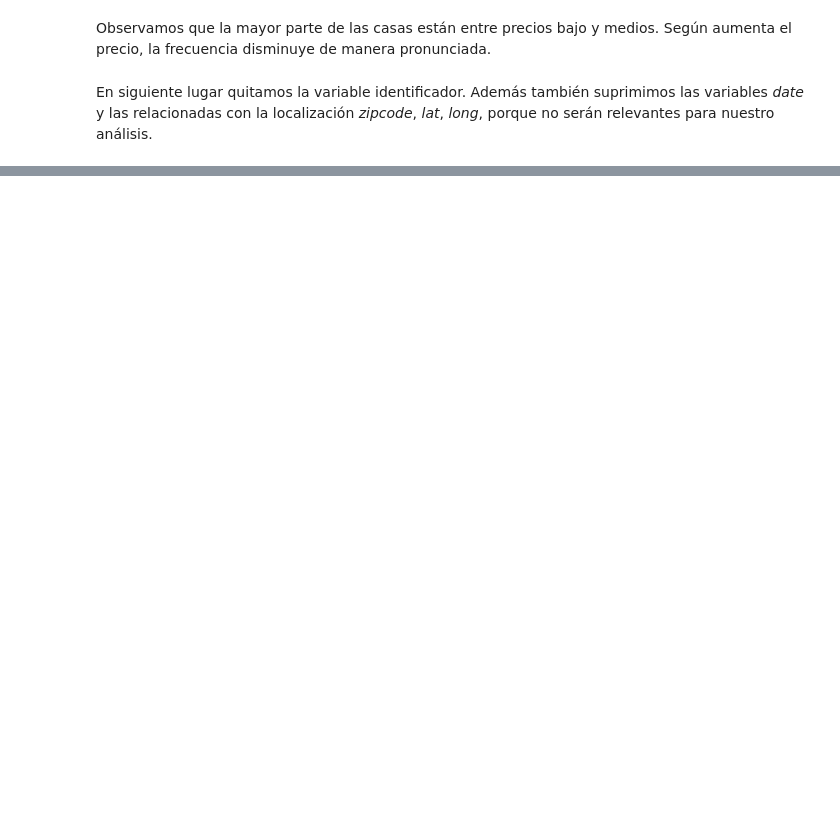
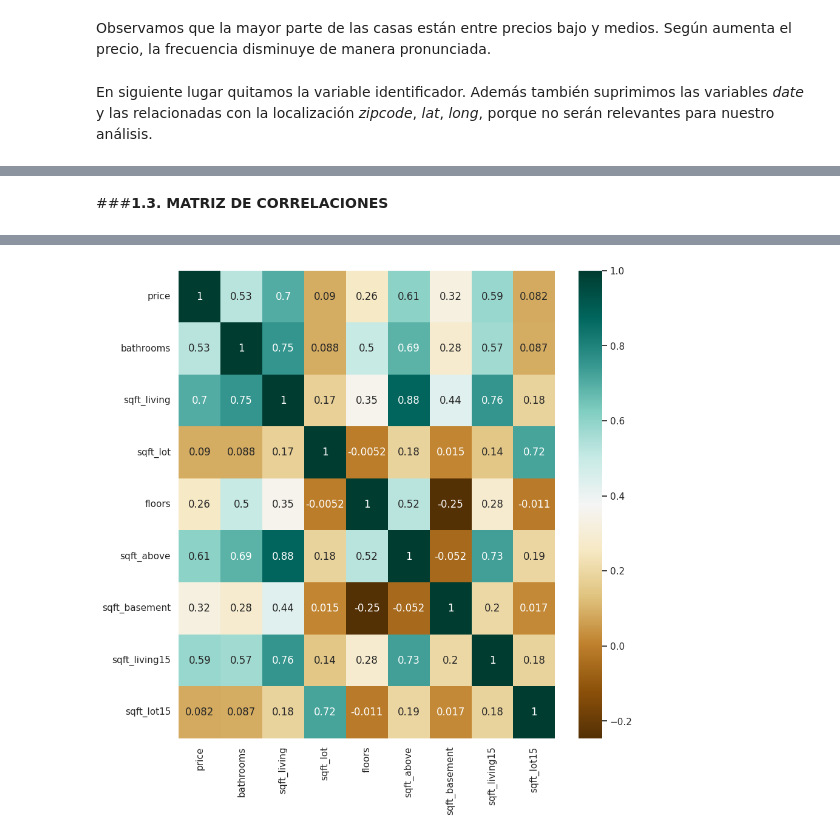
Before and after one commit to sofiacanelag/MLUCM2223, a Jupyter notebook: TRABAJO1.ipynb, the cells around one changed output, grey strips where cells are left out. Cells and saved outputs as stored; diff of their text form; code cells hidden in the pictures; blank space fills up the shorter version.

```diff
--- a/TRABAJO1.ipynb
+++ b/TRABAJO1.ipynb
@@ -114,0 +152,12 @@ df_cop.head(15)
+# %% [markdown]
+###**1.3. MATRIZ DE CORRELACIONES**
+# %%
+#Hacemos matriz de correlaciones de variables continuas
+#batrooms y floors son continuas por la manera en la que se han codificado
+plt.figure(figsize=(10,10))
+df_cont=df_cop.drop(['bedrooms','waterfront', 'view', 'condition', 'grade', 'yr_built', 'yr_renovated'], axis=1)
+corr_cont= df_cont.corr()
+
+sns.heatmap(corr_cont,cmap="BrBG",annot=True)
+corr_cont
+# %% [output]
@@ -114,0 +174 @@ df_cop.head(15)
+[figure, added]
```
Also changed, not shown: parts of 33 cells of this notebook.
